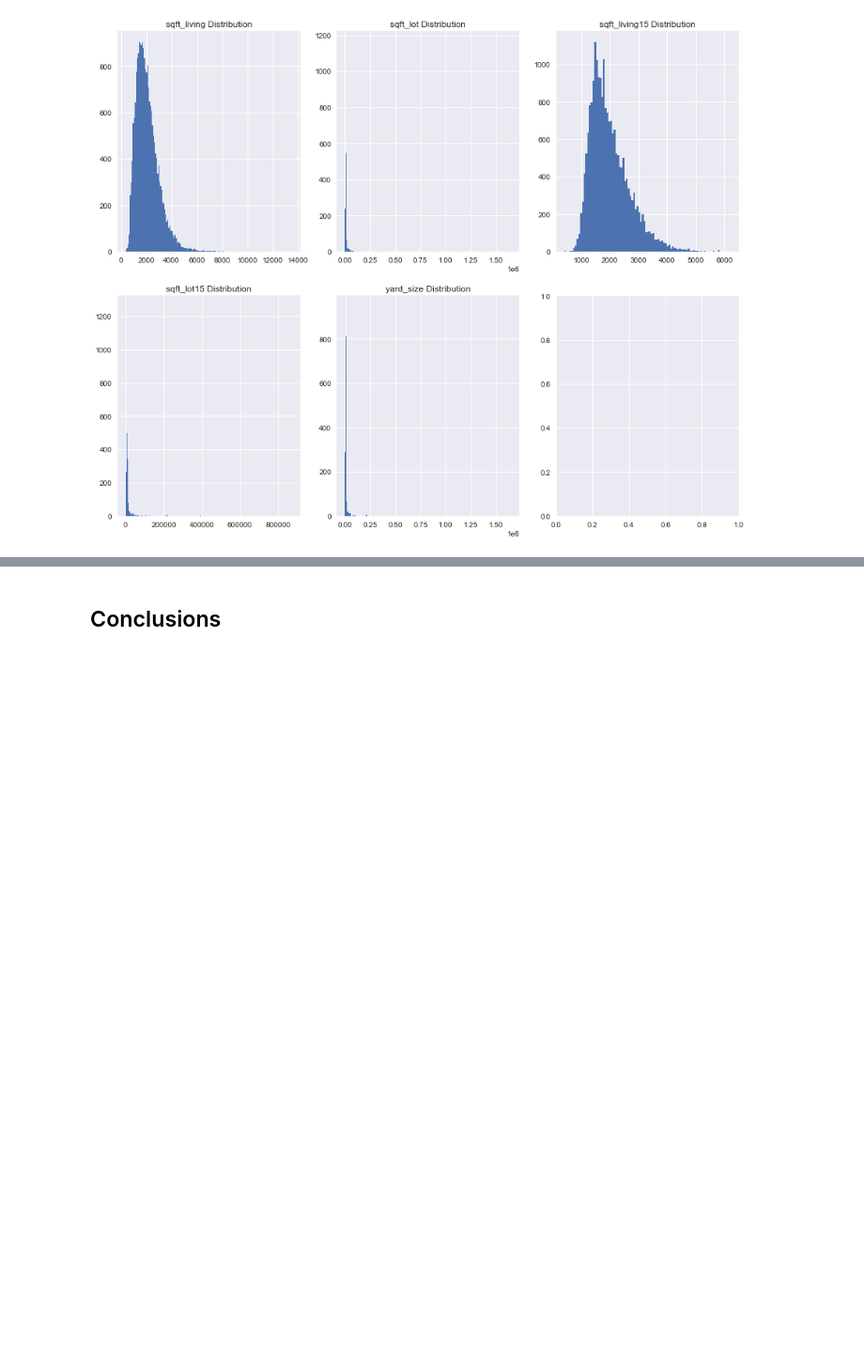
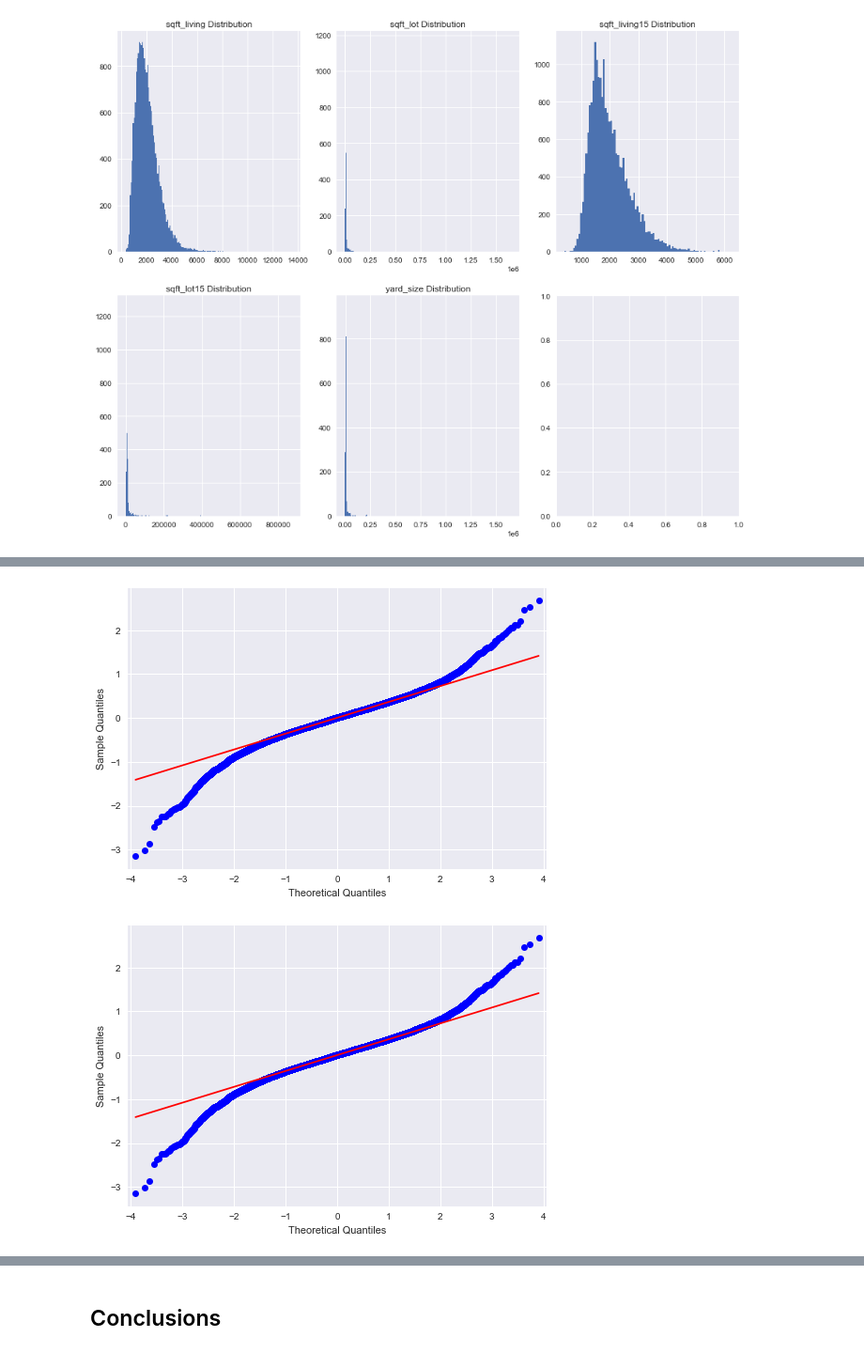
Before and after one commit to Luv2bnanook44/phase_2_project_quanggang, a Jupyter notebook: final_notebook.ipynb, the cells around one changed output, grey strips where cells are left out. Shown at 94% size. Saved outputs shown, nothing was run; the diff lists cells and outputs as text; code cells hidden in the pictures; blank space fills up the shorter version.

```diff
--- a/final_notebook.ipynb
+++ b/final_notebook.ipynb
@@ -525,0 +531,2 @@ Drum roll, please...
+# %%
+model, model_data = mdp.final_model_all_homes(data, powered=pwrd_vars)
@@ -525,0 +567,5 @@ Drum roll, please...
+# %%
+qqplot(model.resid, line='q')
+# %% [output]
+[figure, added]
+[figure, added]
```
Also changed, not shown: parts of 20 cells of this notebook, 2 other files.
